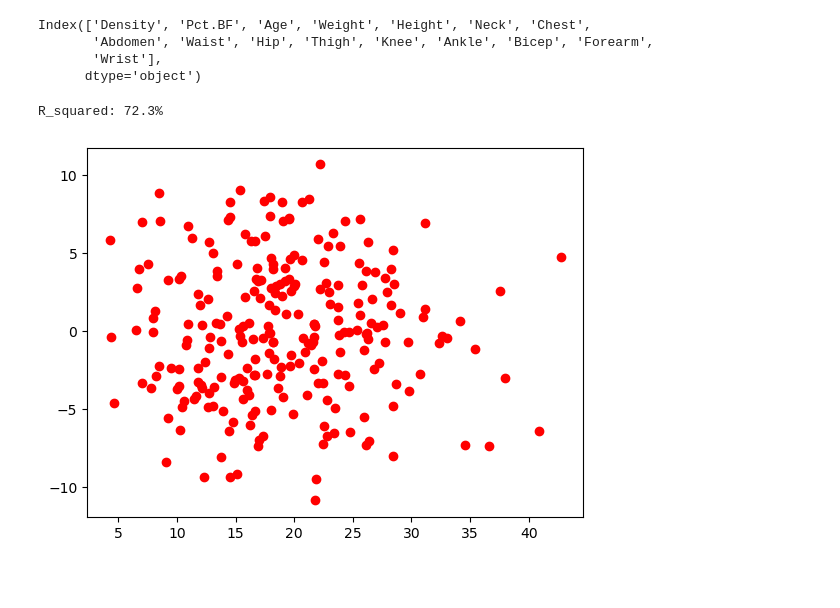
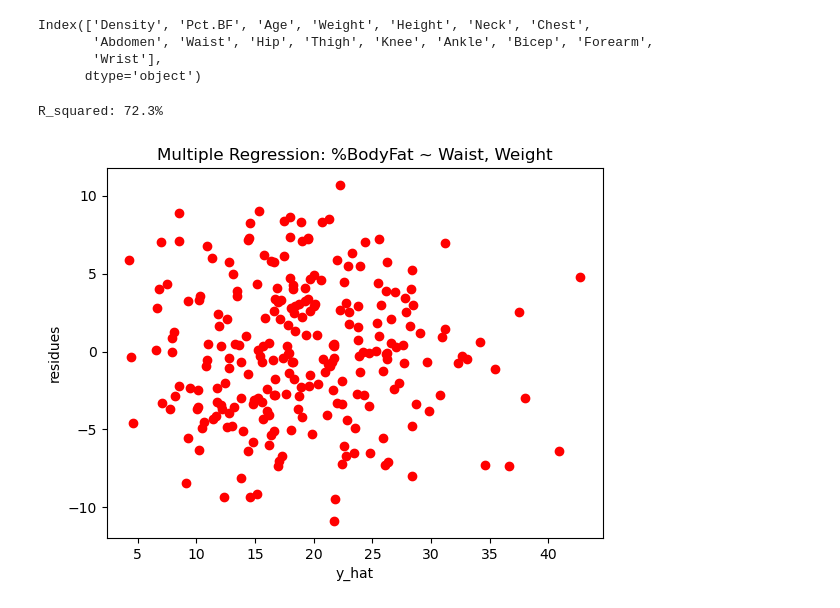
Before and after one commit to StephenDSNYC/IS5, a Jupyter notebook: code/ch09/ch09bodyfat.ipynb, the cells around one changed output. Cells and saved outputs as stored; diff of their text form; code cells hidden in the pictures; blank space fills up the shorter version.

```diff
--- a/code/ch09/ch09bodyfat.ipynb
+++ b/code/ch09/ch09bodyfat.ipynb
@@ -107,12 +129,15 @@ Index(['Density', 'Pct.BF', 'Age', 'Weight', 'Height', 'Neck', 'Chest',
 # %%
 x = bodyfat[['Waist', 'Weight']]
 linmod.fit(x, y);
 y_hat = linmod.predict(x)
 residues = y - y_hat
 r = linmod.score(x, y)
 print(f'R_squared: {r * 100:.1f}%')
 plt.figure()
 plt.scatter(y_hat, residues, color='r');
+plt.xlabel('y_hat')
+plt.ylabel('residues')
+plt.title('Multiple Regression: %BodyFat ~ Waist, Weight');
 # %% [output]
 R_squared: 72.3%
-[figure, old version]
+[figure, new version]
```
Also changed, not shown: parts of 7 cells of this notebook, 2 other files.
